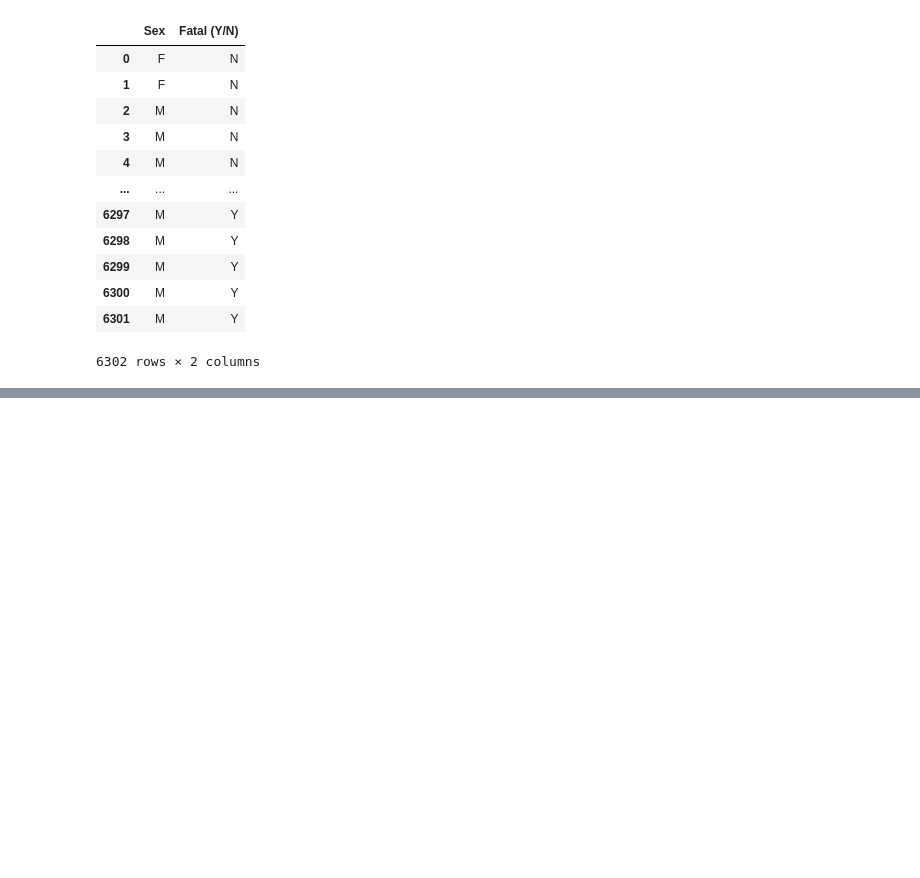
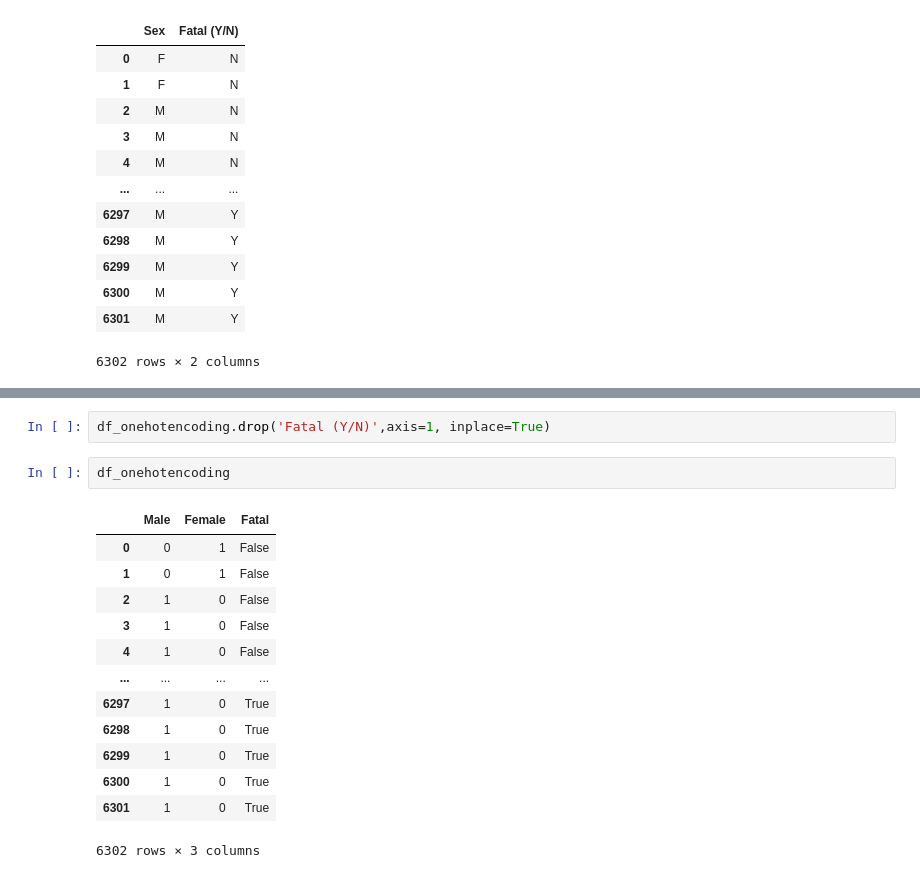
Before and after one commit to luisbang/Shark-Attack, a Jupyter notebook: Shark_Attack.ipynb, the cells around one changed output, grey strips where cells are left out. Saved outputs shown, nothing was run; the diff lists cells and outputs as text; blank space fills up the shorter version.

```diff
--- a/Shark_Attack.ipynb
+++ b/Shark_Attack.ipynb
@@ -665,0 +688,18 @@ df_onehotencoding
+# %%
+df_onehotencoding.drop('Fatal (Y/N)',axis=1, inplace=True)
+# %%
+df_onehotencoding
+# %% [output]
+|  | Male | Female | Fatal |
+| 0 | 0 | 1 | False |
+| 1 | 0 | 1 | False |
+| 2 | 1 | 0 | False |
+| 3 | 1 | 0 | False |
+| 4 | 1 | 0 | False |
+| ... | ... | ... | ... |
+| 6297 | 1 | 0 | True |
+| 6298 | 1 | 0 | True |
+| 6299 | 1 | 0 | True |
+| 6300 | 1 | 0 | True |
+| 6301 | 1 | 0 | True |
+6302 rows × 3 columns
```
Also changed, not shown: parts of 31 cells of this notebook.
